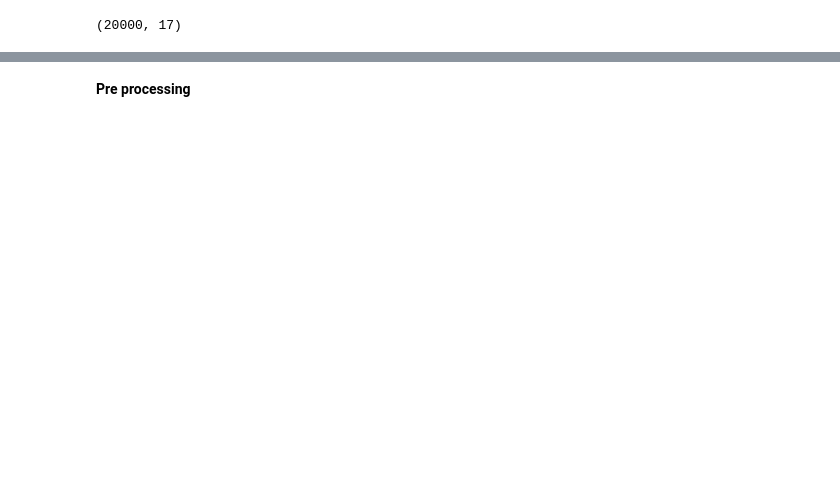
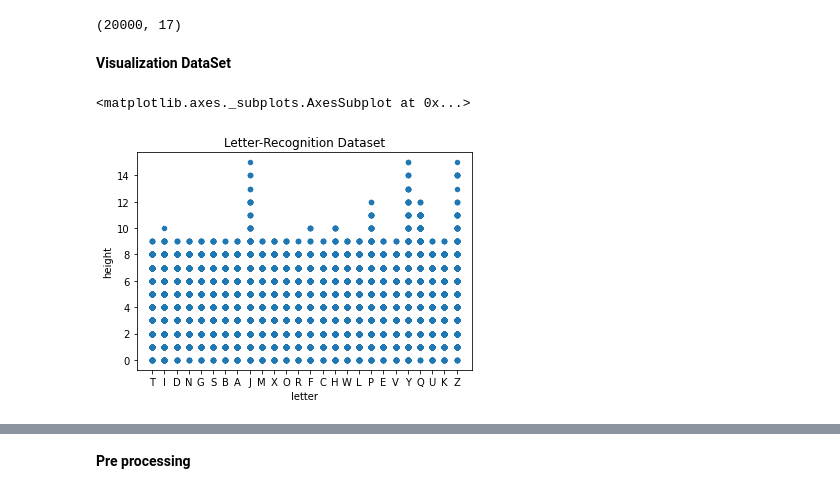
Before and after one commit to Philip-G-Hanna/SelectedTopics_ML-DL-Models, a Jupyter notebook: Codes/MLPLetterRecognition.ipynb, the cells around one changed output, grey strips where cells are left out. Cells and saved outputs as stored; diff of their text form; code cells hidden in the pictures; blank space fills up the shorter version.

Commit message:
Update Code
Create visualization

```diff
--- a/Codes/MLPLetterRecognition.ipynb
+++ b/Codes/MLPLetterRecognition.ipynb
@@ -40,3 +42,10 @@ Name: letter, dtype: int64
 ds.shape
 # %% [output]
 (20000, 17)
+# %% [markdown]
+**Visualization DataSet**
+# %%
+ds.plot.scatter(x='letter', y='height', title='Letter-Recognition Dataset')
+# %% [output]
+<matplotlib.axes._subplots.AxesSubplot at 0x...>
+[figure, added]
```
Also changed, not shown: parts of 7 cells of this notebook.
